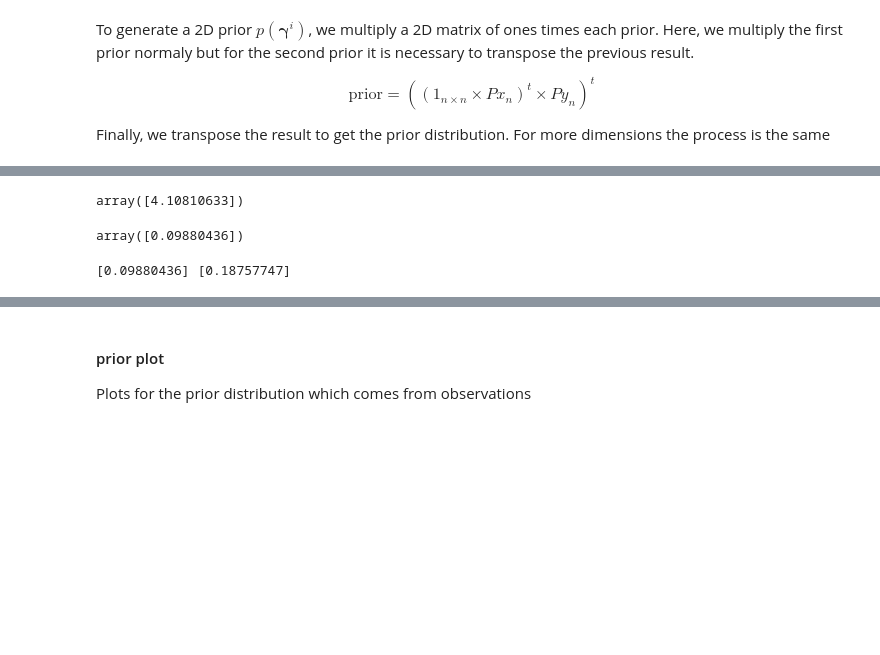
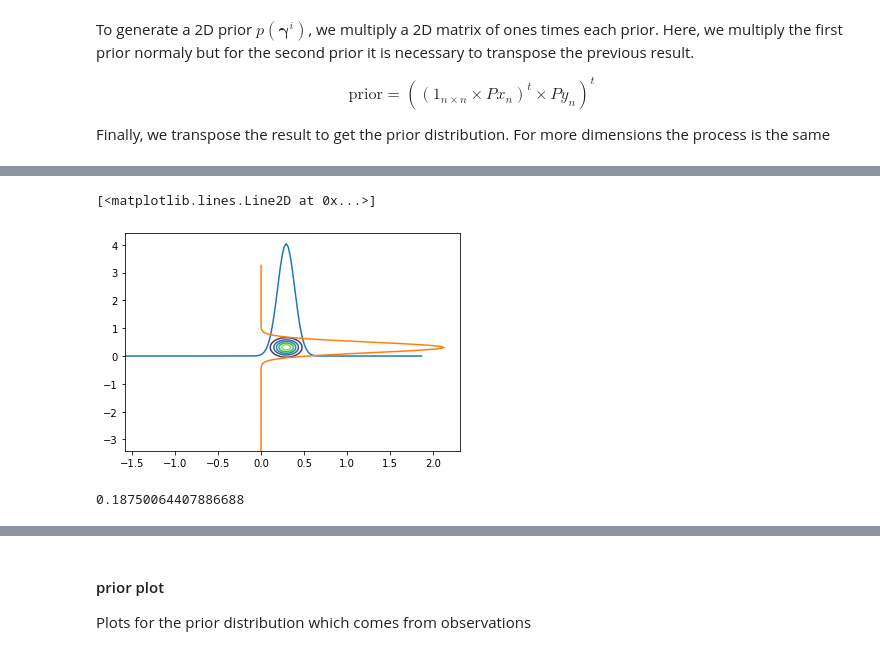
Before and after one commit to fjbautistas/kde_example, a Jupyter notebook: Marginal_Distributions.ipynb, the cells around one changed output, grey strips where cells are left out. Saved outputs shown, nothing was run; the diff lists cells and outputs as text; code cells hidden in the pictures; blank space fills up the shorter version.

```diff
--- a/Marginal_Distributions.ipynb
+++ b/Marginal_Distributions.ipynb
@@ -199,8 +178,0 @@ mu = 1.02095339; sigma = 0.20242022
-# %%
-a_std  = (a - mu)/sigma
-a2_std = ((a+da) - mu)/sigma
-
-da_std = np.abs(a_std - a2_std)
-a_std
-# %% [output]
-array([4.10810633])
@@ -213,11 +178,0 @@ YX = ((prueba.org_data[1][1]+prueba.org_data[1][0]) - np.mean(prueba.data, axis
-# %%
-delta1
-# %% [output]
-array([0.09880436])
-# %%
-delta1 = np.abs(XX - XY)
-delta2 = np.abs(YY - YX)
-
-print(delta1,delta2)
-# %% [output]
-[0.09880436] [0.18757747]
@@ -229,0 +179,11 @@ prior = ((M_ones*pdf1).T*pdf2).T
+# %%
+plt.contour(prueba.X[0], prueba.X[1], prueba.pdf_prior)
+plt.plot(prueba.X[0], prueba.pdfs[0])
+plt.plot(prueba.pdfs[1],prueba.X[1])
+# %% [output]
+[<matplotlib.lines.Line2D at 0x...>]
+[figure, added]
+# %%
+0.04/dn.metal.std()
+# %% [output]
+0.18750064407886688
```
Also changed, not shown: parts of 22 cells of this notebook.
